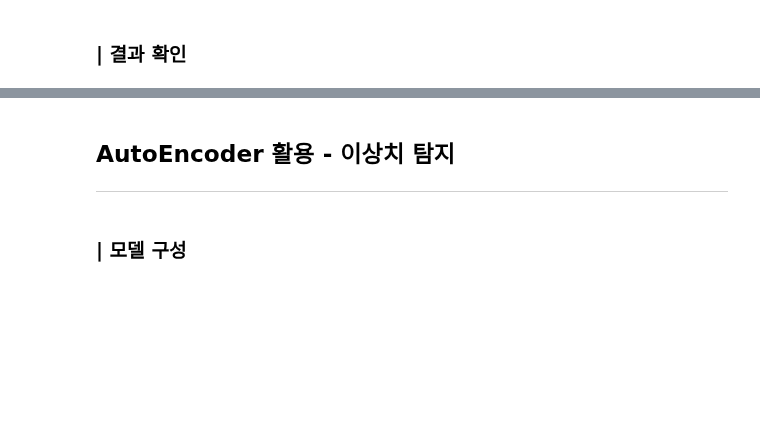
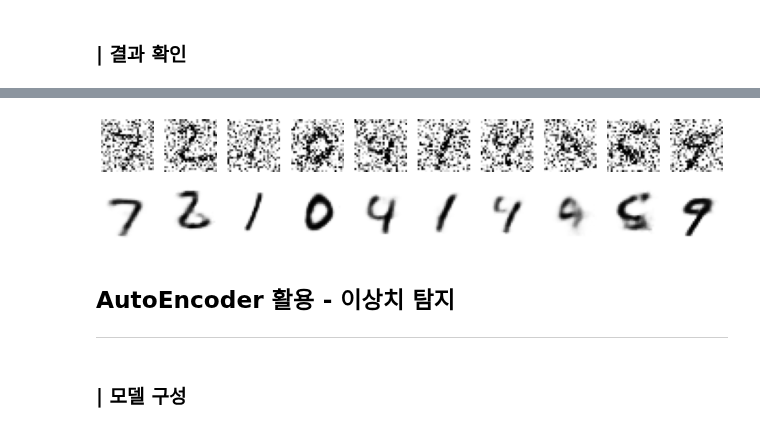
Before and after one commit to yebiny/SkillTreePython-DeepLearning, a Jupyter notebook: 04.Paper-with-code/comment/ch04_06_Autoencoder.ipynb, the cells around one changed output, grey strips where cells are left out. Drawn from its saved outputs; the diff is of its cells as text; code cells hidden in the pictures; blank space fills up the shorter version.

```diff
--- a/04.Paper-with-code/comment/ch04_06_Autoencoder.ipynb
+++ b/04.Paper-with-code/comment/ch04_06_Autoencoder.ipynb
@@ -157,3 +188,7 @@ plt.colorbar()
+# %%
+display_res(x_test_noisy, x_recon)
+# %% [output]
+[figure, added]
 # %% [markdown]
 ## AutoEncoder 활용 - 이상치 탐지
 ---
```
Also changed, not shown: parts of 5 cells of this notebook.
